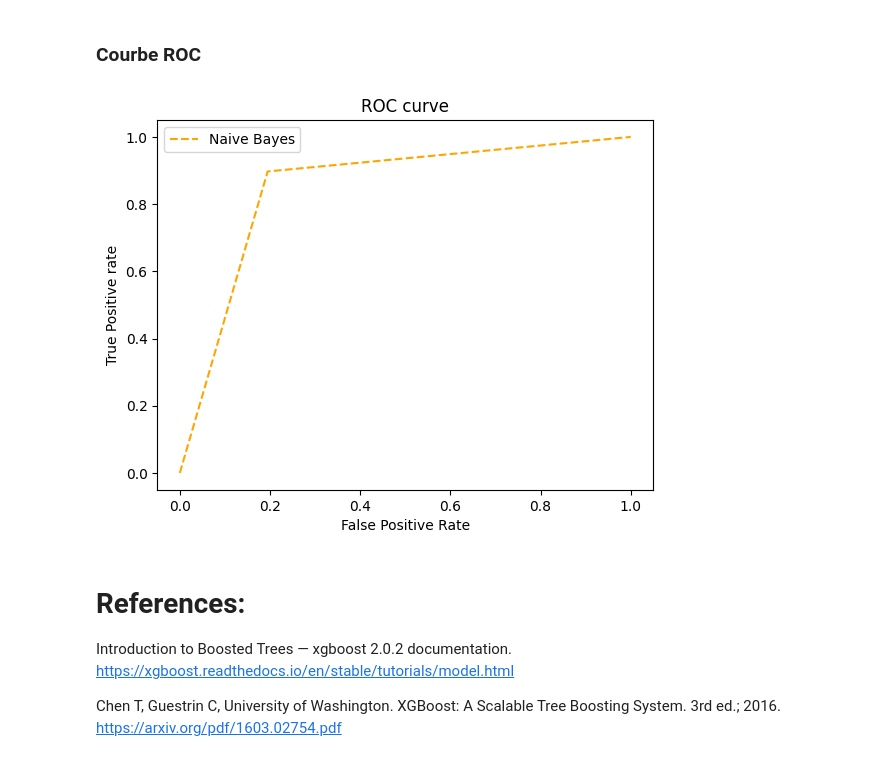
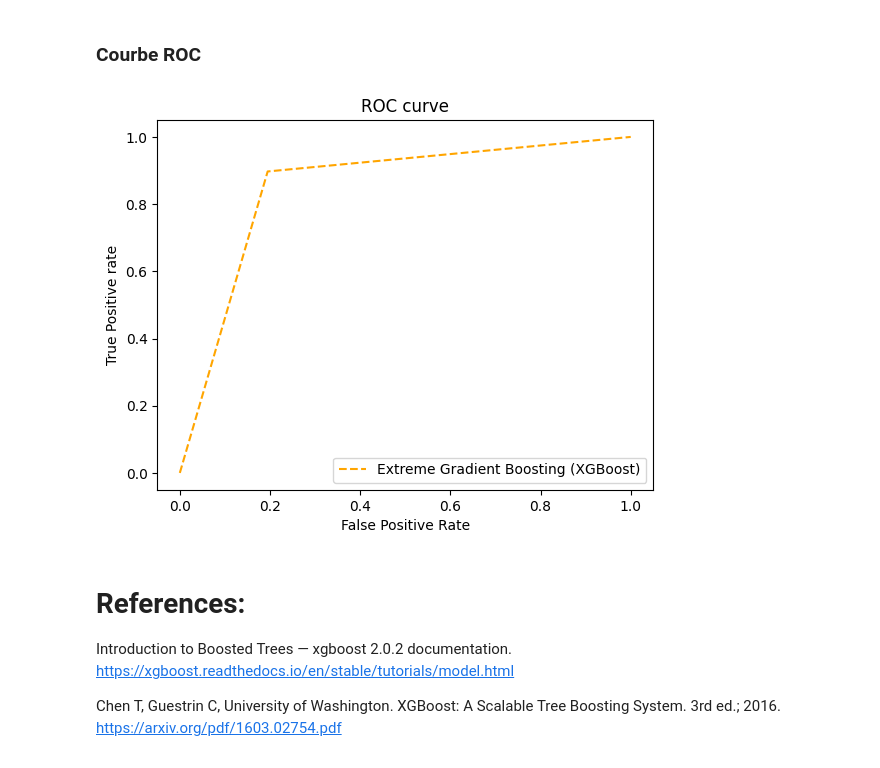
Before and after one commit to aL0NEW0LF/Extreme-Gradient-Boosting-XGBoost-Heart-Failure-Dataset, a Jupyter notebook: DEVOIR.ipynb, the cells around one changed output. Cells and saved outputs as stored; diff of their text form; code cells hidden in the pictures.

Commit message:
refactor: modified math equations + a graphs label

```diff
--- a/DEVOIR.ipynb
+++ b/DEVOIR.ipynb
@@ -402,19 +407,19 @@ AUC Score:            0.8511955334385242
 # %%
 fpr, tpr, thresh = metrics.roc_curve(y_test, y_pred, pos_label=1)
 
 # plot roc curves
-plt.plot(fpr, tpr, linestyle='--',color='orange', label='Naive Bayes')
+plt.plot(fpr, tpr, linestyle='--',color='orange', label='Extreme Gradient Boosting (XGBoost)')
 # title
 plt.title('ROC curve')
 # x label
 plt.xlabel('False Positive Rate')
 # y label
 plt.ylabel('True Positive rate')
 
 plt.legend(loc='best')
 plt.show();
 # %% [output]
-[figure, old version]
+[figure, new version]
 # %% [markdown]
 # References:
 Introduction to Boosted Trees — xgboost 2.0.2 documentation. https://xgboost.readthedocs.io/en/stable/tutorials/model.html
```
Also changed, not shown: parts of 1 cell of this notebook.
